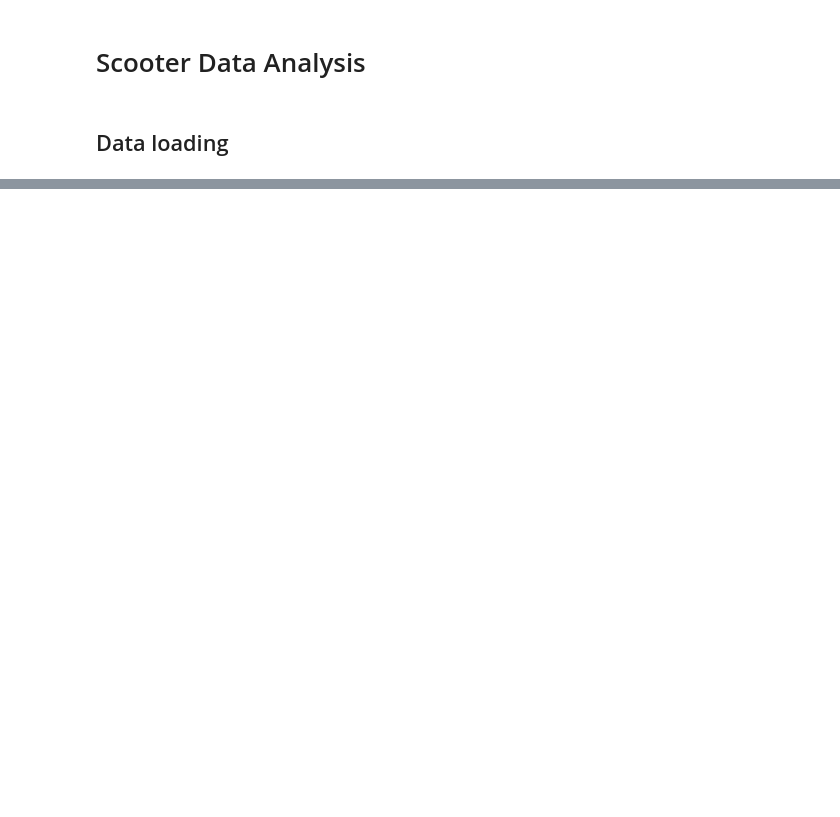
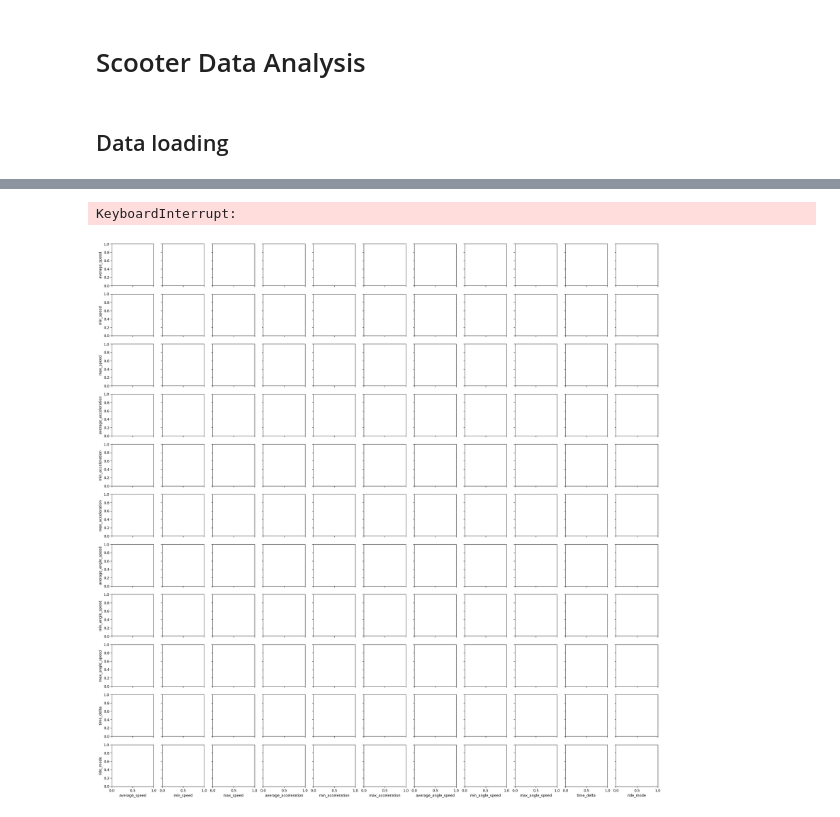
Before and after one commit to Scooter-Danger-Drive-Detection/Scooter-Data-Analysis, a Jupyter notebook: Mark's notebook.ipynb, the cells around one changed output, grey strips where cells are left out. Drawn from its saved outputs; the diff is of its cells as text; code cells hidden in the pictures; blank space fills up the shorter version.

```diff
--- a/Mark's notebook.ipynb
+++ b/Mark's notebook.ipynb
@@ -67,0 +80,5 @@ df
+# %%
+sns.pairplot(df)
+# %% [output]
+KeyboardInterrupt:
+[figure, added]
```
Also changed, not shown: parts of 32 cells of this notebook, 1 other file.
